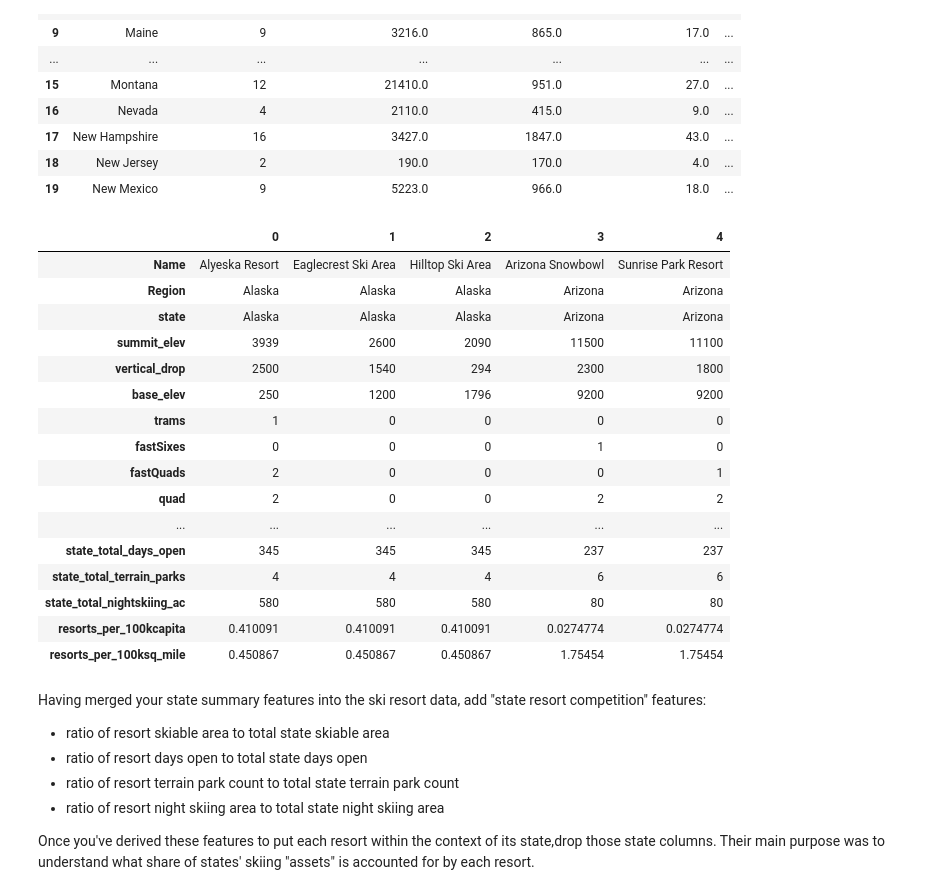
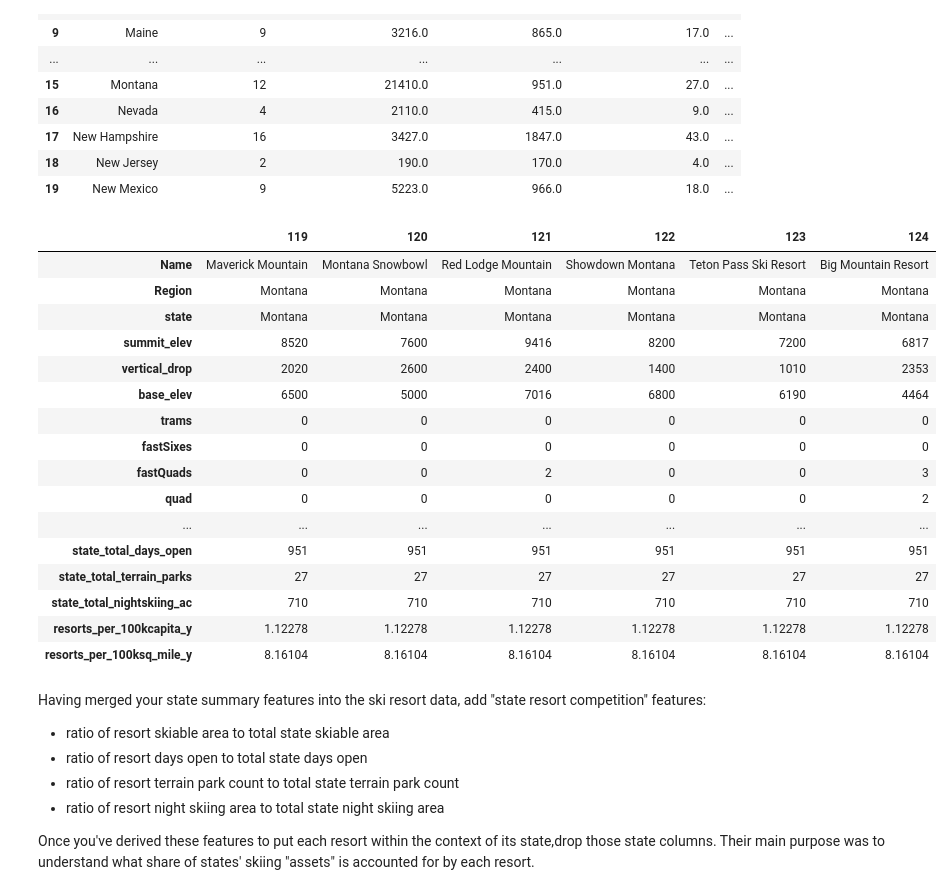
Before and after one commit to BradDoty/DataScienceGuidedCapstone, a Jupyter notebook: Notebooks/03_exploratory_data_analysis.ipynb, the cells around one changed output. Drawn from its saved outputs; the diff is of its cells as text; code cells hidden in the pictures.

Commit message:
Took a closer look at MOntana mountains.

```diff
--- a/Notebooks/03_exploratory_data_analysis.ipynb
+++ b/Notebooks/03_exploratory_data_analysis.ipynb
@@ -887,26 +887,26 @@ state_summary.head(20)
 # %%
 # DataFrame's merge method provides SQL-like joins
 # here 'state' is a column (not an index)
 ski_data = ski_data.merge(state_summary, how='left', on='state')
-ski_data.head().T
+ski_data[ski_data.state=='Montana'].tail(6).T
 # %% [output]
-|  | 0 | 1 | 2 | 3 | 4 |
-| Name | Alyeska Resort | Eaglecrest Ski Area | Hilltop Ski Area | Arizona Snowbowl | Sunrise Park Resort |
-| Region | Alaska | Alaska | Alaska | Arizona | Arizona |
-| state | Alaska | Alaska | Alaska | Arizona | Arizona |
-| summit_elev | 3939 | 2600 | 2090 | 11500 | 11100 |
-| vertical_drop | 2500 | 1540 | 294 | 2300 | 1800 |
-| base_elev | 250 | 1200 | 1796 | 9200 | 9200 |
-| trams | 1 | 0 | 0 | 0 | 0 |
-| fastSixes | 0 | 0 | 0 | 1 | 0 |
-| fastQuads | 2 | 0 | 0 | 0 | 1 |
-| quad | 2 | 0 | 0 | 2 | 2 |
-| ... | ... | ... | ... | ... | ... |
-| state_total_days_open | 345 | 345 | 345 | 237 | 237 |
-| state_total_terrain_parks | 4 | 4 | 4 | 6 | 6 |
-| state_total_nightskiing_ac | 580 | 580 | 580 | 80 | 80 |
-| resorts_per_100kcapita | 0.410091 | 0.410091 | 0.410091 | 0.0274774 | 0.0274774 |
-| resorts_per_100ksq_mile | 0.450867 | 0.450867 | 0.450867 | 1.75454 | 1.75454 |
+|  | 119 | 120 | 121 | 122 | 123 | 124 |
+| Name | Maverick Mountain | Montana Snowbowl | Red Lodge Mountain | Showdown Montana | Teton Pass Ski Resort | Big Mountain Resort |
+| Region | Montana | Montana | Montana | Montana | Montana | Montana |
+| state | Montana | Montana | Montana | Montana | Montana | Montana |
+| summit_elev | 8520 | 7600 | 9416 | 8200 | 7200 | 6817 |
+| vertical_drop | 2020 | 2600 | 2400 | 1400 | 1010 | 2353 |
+| base_elev | 6500 | 5000 | 7016 | 6800 | 6190 | 4464 |
+| trams | 0 | 0 | 0 | 0 | 0 | 0 |
+| fastSixes | 0 | 0 | 0 | 0 | 0 | 0 |
+| fastQuads | 0 | 0 | 2 | 0 | 0 | 3 |
+| quad | 0 | 0 | 0 | 0 | 0 | 2 |
+| ... | ... | ... | ... | ... | ... | ... |
+| state_total_days_open | 951 | 951 | 951 | 951 | 951 | 951 |
+| state_total_terrain_parks | 27 | 27 | 27 | 27 | 27 | 27 |
+| state_total_nightskiing_ac | 710 | 710 | 710 | 710 | 710 | 710 |
+| resorts_per_100kcapita_y | 1.12278 | 1.12278 | 1.12278 | 1.12278 | 1.12278 | 1.12278 |
+| resorts_per_100ksq_mile_y | 8.16104 | 8.16104 | 8.16104 | 8.16104 | 8.16104 | 8.16104 |
 # %% [markdown]
 Having merged your state summary features into the ski resort data, add "state resort competition" features:
 
```
